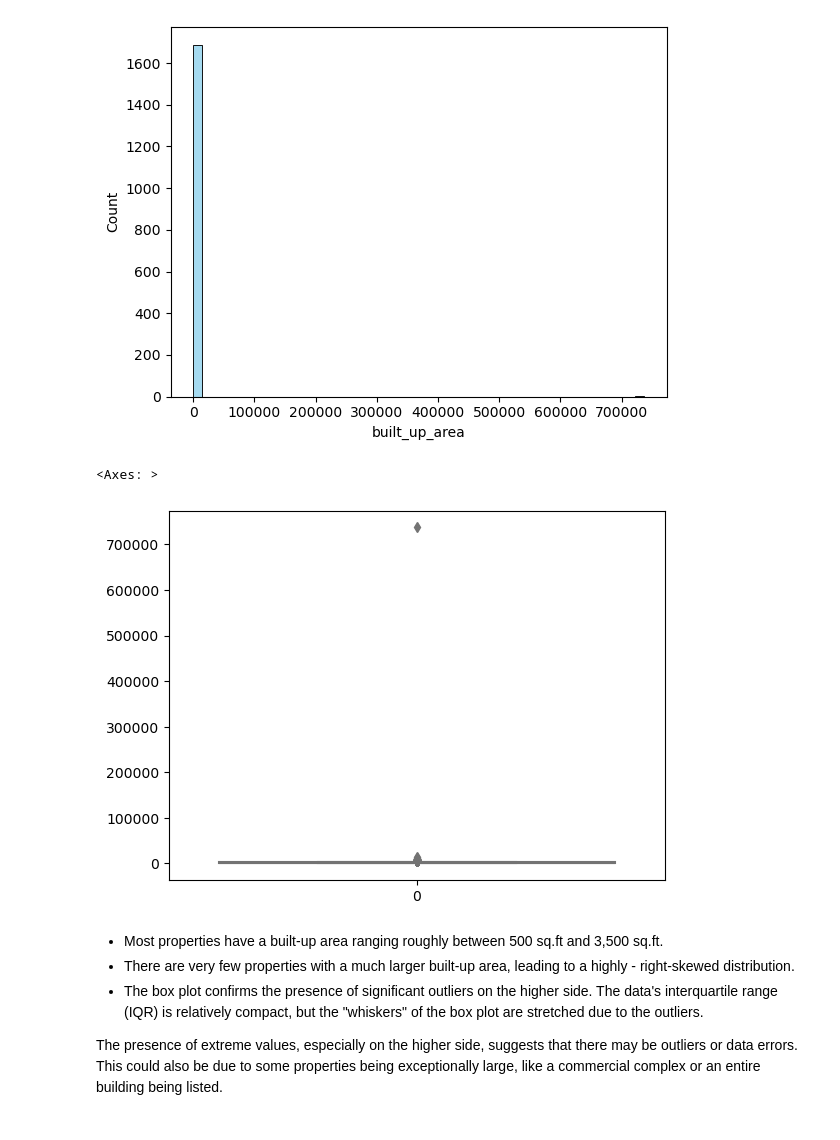
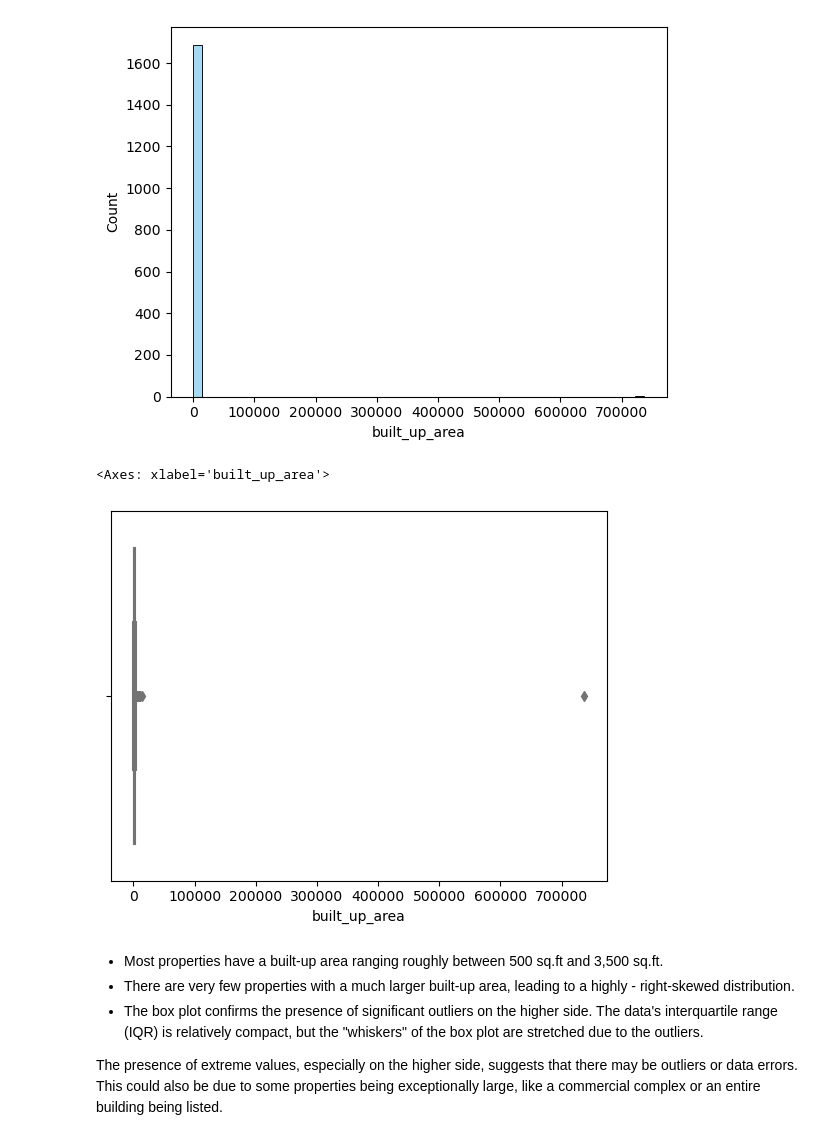
Before and after one commit to Danishdbu/Real_Estate_Project, a Jupyter notebook: 6EDA_univariate.ipynb, the cells around one changed output. Saved outputs shown, nothing was run; the diff lists cells and outputs as text; code cells hidden in the pictures.

```diff
--- a/6EDA_univariate.ipynb
+++ b/6EDA_univariate.ipynb
@@ -4,7 +4,7 @@ import numpy as np
 import matplotlib.pyplot as plt
 import seaborn as sns
 # %%
-df = pd.read_csv('gurgaon_properties_cleaned_v2.csv')
+df = pd.read_csv('gurgaon_properties_clean_v2.csv')
 # %%
 df.head()
 # %% [output]
@@ -689,10 +690,10 @@ sns.histplot(df['built_up_area'].dropna(), bins=50, color='skyblue', kde=False)
 <Axes: xlabel='built_up_area', ylabel='Count'>
 [figure]
 # %%
-sns.boxplot(df['built_up_area'].dropna(), color='lightgreen')
+sns.boxplot(x=df['built_up_area'].dropna(), color='lightgreen')
 # %% [output]
-<Axes: >
+<Axes: xlabel='built_up_area'>
-[figure, old version]
+[figure, new version]
 # %% [markdown]
 - Most properties have a built-up area ranging roughly between 500 sq.ft and 3,500 sq.ft.
 - There are very few properties with a much larger built-up area, leading to a highly - right-skewed distribution.
```
Also changed, not shown: parts of 34 cells of this notebook, 3 other files.
